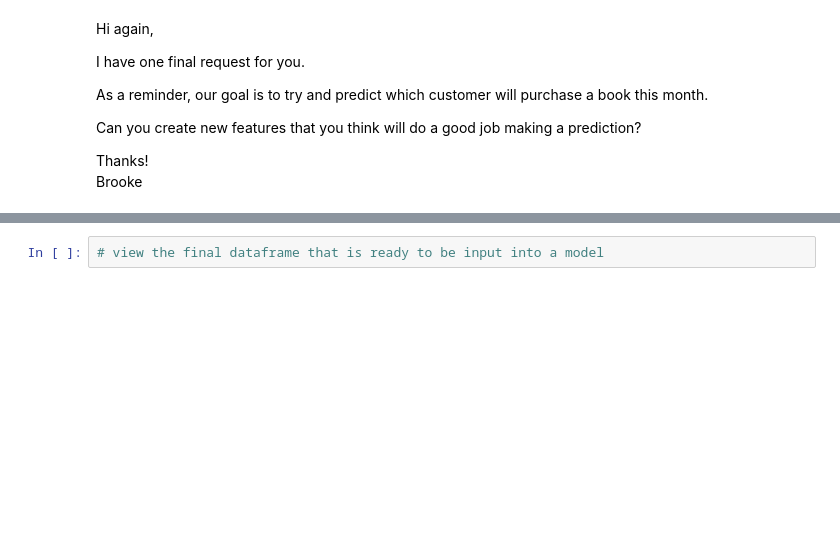
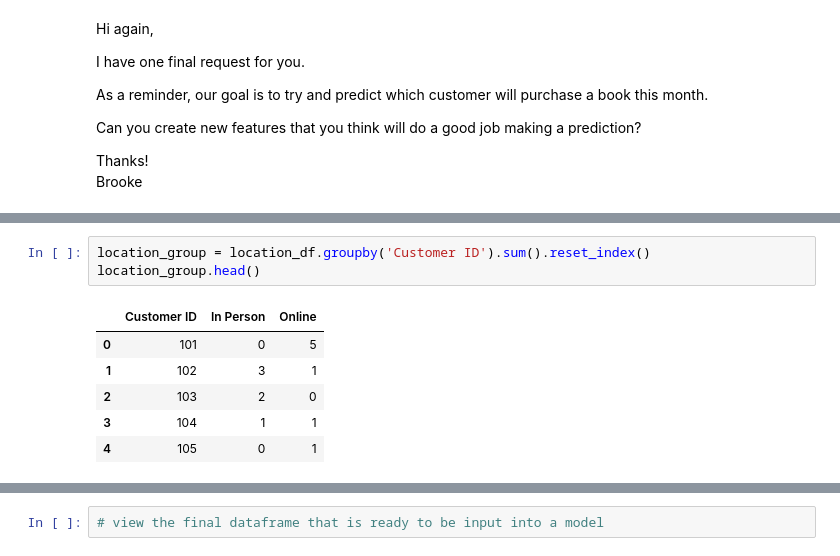
Before and after one commit to Camiloesp/Python-Data-Science-Data-Prep-EDA-with-Python, a Jupyter notebook: Course Assignment Notebooks/section08_prepping_for_modeling_assignments.ipynb, the cells around one changed output, grey strips where cells are left out. Saved outputs shown, nothing was run; the diff lists cells and outputs as text; blank space fills up the shorter version.

```diff
--- a/Course Assignment Notebooks/section08_prepping_for_modeling_assignments.ipynb
+++ b/Course Assignment Notebooks/section08_prepping_for_modeling_assignments.ipynb
@@ -311,0 +371,10 @@ Brooke
+# %%
+location_group = location_df.groupby('Customer ID').sum().reset_index()
+location_group.head()
+# %% [output]
+|  | Customer ID | In Person | Online |
+| 0 | 101 | 0 | 5 |
+| 1 | 102 | 3 | 1 |
+| 2 | 103 | 2 | 0 |
+| 3 | 104 | 1 | 1 |
+| 4 | 105 | 0 | 1 |
```
Also changed, not shown: parts of 11 cells of this notebook.
